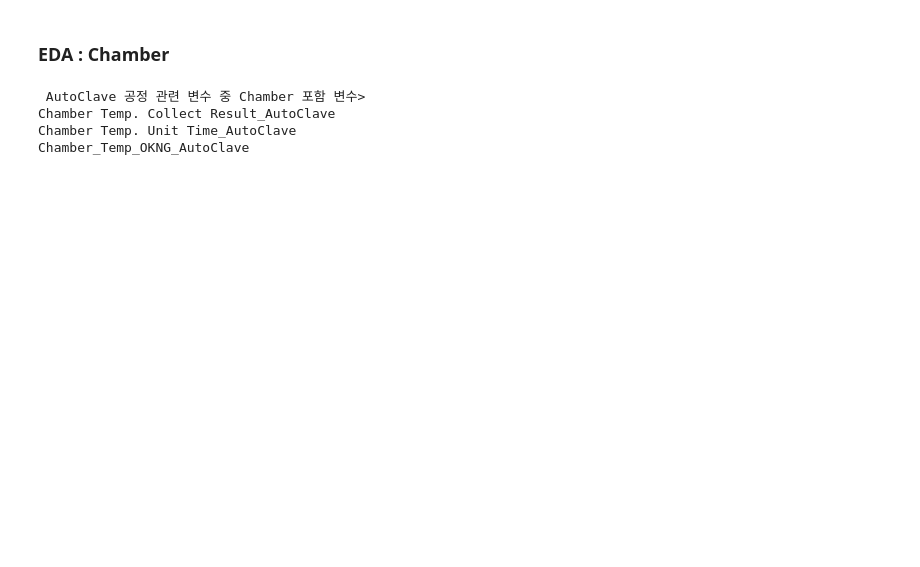
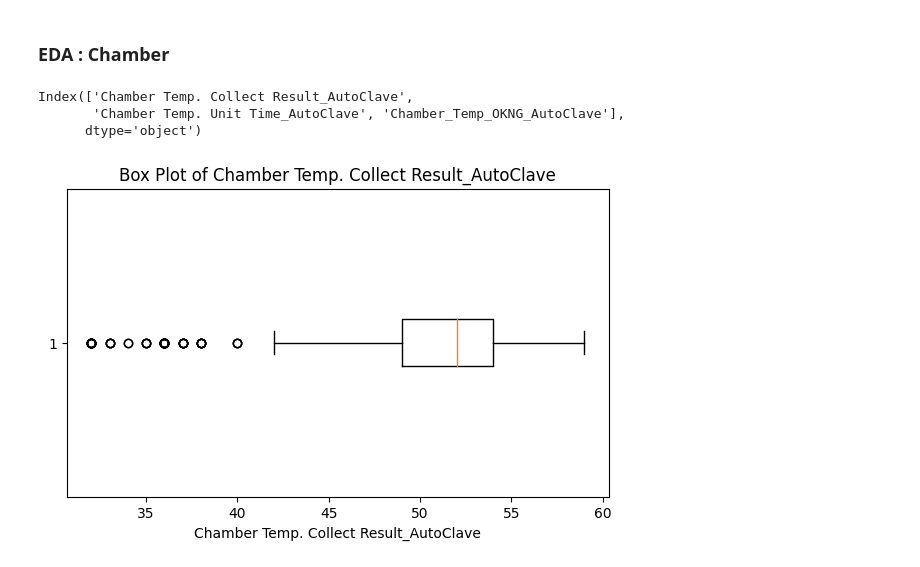
Before and after one commit to dyk9916/Lg_aimers5, a Jupyter notebook: code_log/junehong_code/0812_EDA_AutoClave.ipynb, the cells around one changed output. Drawn from its saved outputs; the diff is of its cells as text; code cells hidden in the pictures; blank space fills up the shorter version.

Commit message:
code upload: use origin trim_data + vif & important check code

```diff
--- a/code_log/junehong_code/0812_EDA_AutoClave.ipynb
+++ b/code_log/junehong_code/0812_EDA_AutoClave.ipynb
@@ -194,10 +185,5 @@ train_data['target'] = target_train
 test_data['target'] = target_test
 # %%
 # '_AutoClave'를 포함하는 열 이름 필터링
-Process_Desc_col = train_data.filter(like='_AutoClave').columns
-
-# 필터링된 열 이름 출력
-print("필터링된 열 이름:")
-for col in Process_Desc_col:
-    print(col)
+train_data.filter(like='_AutoClave').columns
 # %% [output]
@@ -259,10 +246,5 @@ train_data = train_data.drop(columns=columns_to_drop)
 test_data = test_data.drop(columns=columns_to_drop)
 # %%
 # '_AutoClave'를 포함하는 열 이름 필터링
-Process_Desc_col = train_data.filter(like='_AutoClave').columns
-
-# 필터링된 열 이름 출력
-print("필터링된 열 이름:")
-for col in Process_Desc_col:
-    print(col)
+train_data.filter(like='_AutoClave').columns
 # %% [output]
@@ -360,10 +329,5 @@ train_data = train_data.drop(columns=columns_to_drop)
 test_data = test_data.drop(columns=columns_to_drop)
 # %%
 # '_AutoClave'를 포함하는 열 이름 필터링
-Process_Desc_col = train_data.filter(like='_AutoClave').columns
-
-# 필터링된 열 이름 출력
-print("필터링된 열 이름:")
-for col in Process_Desc_col:
-    print(col)
+train_data.filter(like='_AutoClave').columns
 # %% [output]
@@ -449,6 +412,13 @@ Chamber Temp. Judge Value_AutoClave 변수명 Chamber_Temp_OKNG_AutoClave으로
 train_data['Chamber_Temp_OKNG_AutoClave'] = train_data['Chamber Temp. Judge Value_AutoClave']
 test_data['Chamber_Temp_OKNG_AutoClave'] = test_data['Chamber Temp. Judge Value_AutoClave']
 
+# 'Chamber_Temp_OKNG_AutoClave' 열의 값을 'OK'는 1, 'NG'는 0으로 변환
+train_data['Chamber_Temp_OKNG_AutoClave'] = train_data['Chamber Temp. Judge Value_AutoClave'].map({'OK': 1, 'NG': 0})
+test_data['Chamber_Temp_OKNG_AutoClave'] = test_data['Chamber Temp. Judge Value_AutoClave'].map({'OK': 1, 'NG': 0})
+
+# 변환된 값 확인
+print(train_data['Chamber_Temp_OKNG_AutoClave'].value_counts())
+
 # 'Chamber Temp. Judge Value_AutoClave' 열 삭제
 train_data.drop(columns=['Chamber Temp. Judge Value_AutoClave'], inplace=True)
 test_data.drop(columns=['Chamber Temp. Judge Value_AutoClave'], inplace=True)
@@ -626,16 +581,13 @@ Chamber_Temp_OKNG_AutoClave
 # %% [markdown]
 ### EDA : Chamber
-# %%
-# 'Chamber'와 '_AutoClave'를 포함하는 열 이름 필터링
-Process_Desc_col = train_data.filter(like='_AutoClave').columns
-filtered_columns = [col for col in Process_Desc_col if 'Chamber' in col]
-
-
-print("\n AutoClave 공정 관련 변수 중 Chamber 포함 변수>")
-for col in filtered_columns:
-    print(col)
-# %% [output]
- AutoClave 공정 관련 변수 중 Chamber 포함 변수>
-Chamber Temp. Collect Result_AutoClave
-Chamber Temp. Unit Time_AutoClave
-Chamber_Temp_OKNG_AutoClave
+# %%
+# '_AutoClave'와 'Chamber'를 모두 포함하는 열 이름 필터링
+train_data.filter(like='_AutoClave').filter(like='Chamber').columns
+# %% [output]
+Index(['Chamber Temp. Collect Result_AutoClave',
+       'Chamber Temp. Unit Time_AutoClave', 'Chamber_Temp_OKNG_AutoClave'],
+      dtype='object')
+# %%
+plot_box(train_data, 'Chamber Temp. Collect Result_AutoClave')
+# %% [output]
+[figure, added]
```
Also changed, not shown: parts of 40 cells of this notebook.
